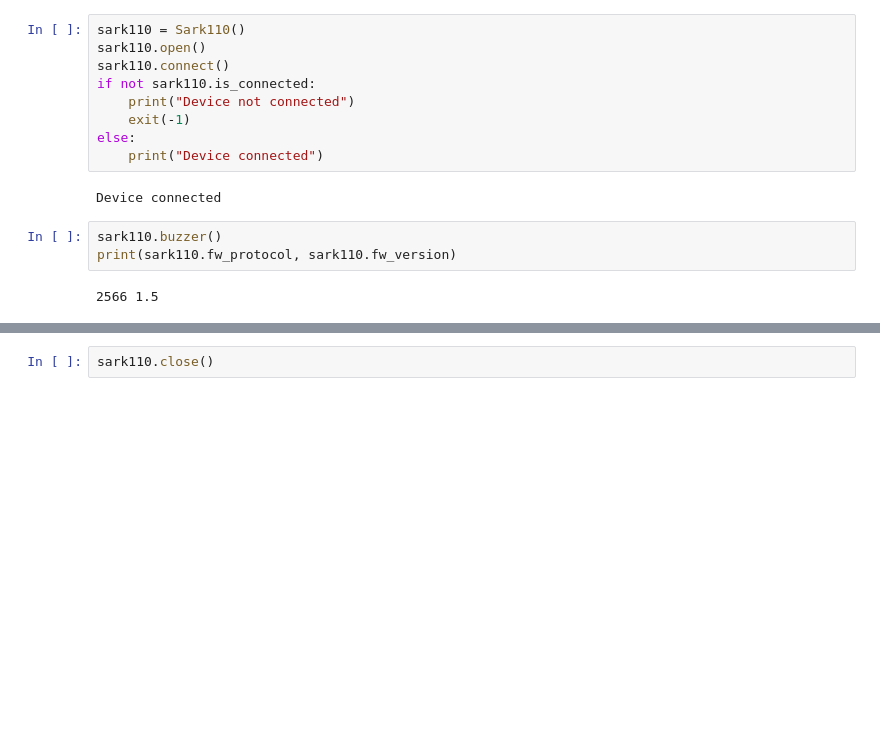
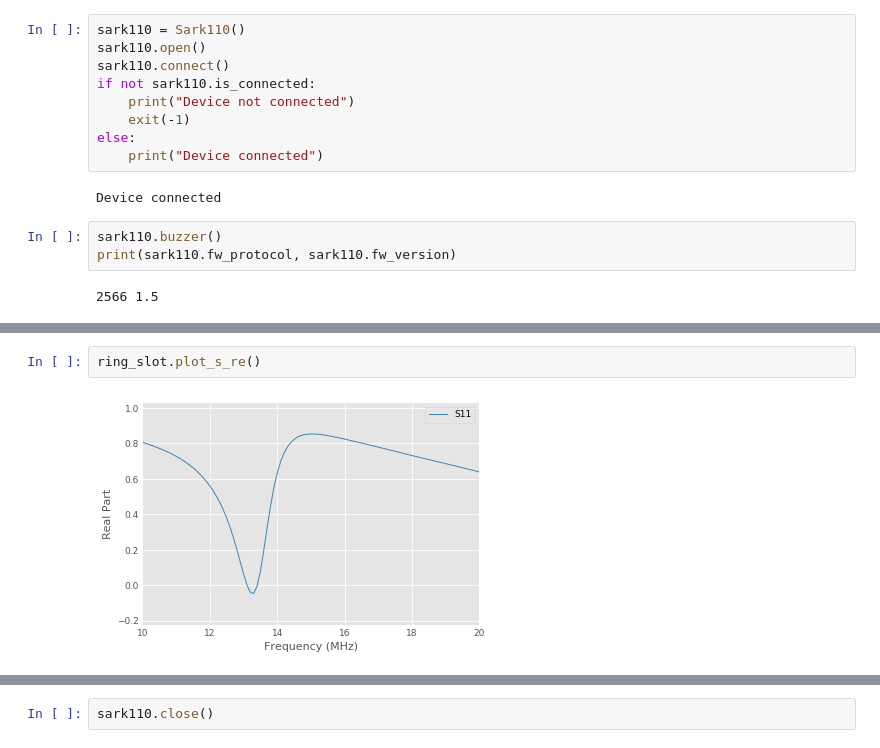
Before and after one commit to EA4FRB/sark110-python, a Jupyter notebook: src/scikit-rf-smith.ipynb, the cells around one changed output, grey strips where cells are left out. Cells and saved outputs as stored; diff of their text form; blank space fills up the shorter version.

```diff
--- a/src/scikit-rf-smith.ipynb
+++ b/src/scikit-rf-smith.ipynb
@@ -72,0 +77,4 @@ print(ring_slot)
+# %%
+ring_slot.plot_s_re()
+# %% [output]
+[figure, added]
```
Also changed, not shown: parts of 9 cells of this notebook.
